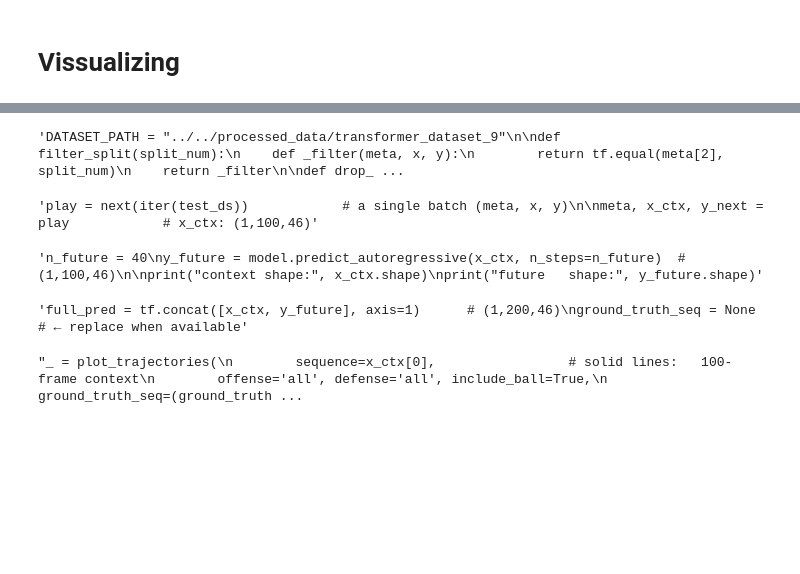
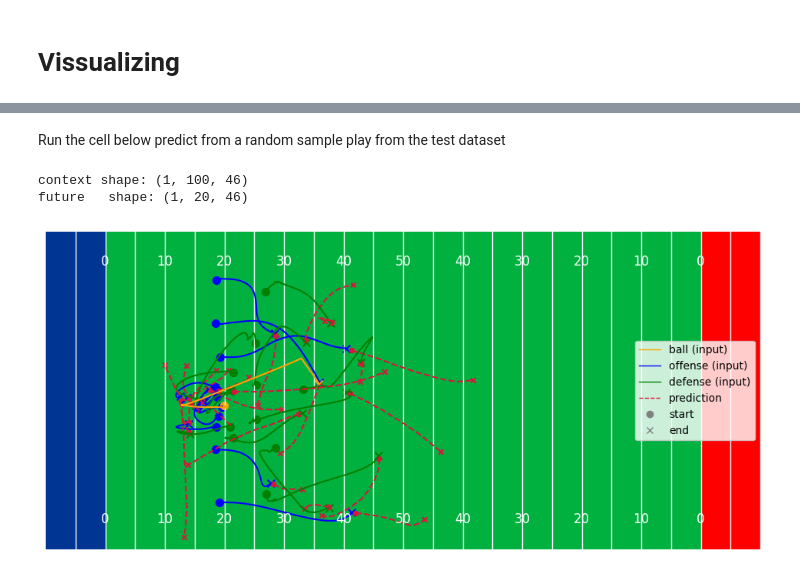
Before and after one commit to pholmes116/NFL-player-trajectories-public, a Jupyter notebook: code/Models/Base_transformer.ipynb, the cells around one changed output, grey strips where cells are left out. Cells and saved outputs as stored; diff of their text form; code cells hidden in the pictures; blank space fills up the shorter version.

```diff
--- a/code/Models/Base_transformer.ipynb
+++ b/code/Models/Base_transformer.ipynb
@@ -27,3 +34,16 @@ from custom_visualizer import (
 print("Visible GPUs:", tf.config.list_physical_devices("GPU"))
 # %% [output]
 Visible GPUs: [PhysicalDevice(name='/physical_device:GPU:0', device_type='GPU')]
+# %%
+cfg_base = dict(
+    num_feats = 46,
+    max_len   = 100,
+    d_model   = 128,
+    n_heads   = 4,
+    n_layers  = 4,
+    d_ff      = 512,
+    dropout   = 0.20,
+)
+WEIGHT_FOLDER = Path("../../weights_small_transformer")
+#WEIGHT_FOLDER = Path("../../weights")
+TRAIN_MODEL   = False         # set True to launch training
@@ -82,5 +141,5 @@ print("Autoregressive rollout shape:", y_future.shape)"""
 # %%
-"""DATASET_PATH = "../../processed_data/transformer_dataset_9"
+DATASET_PATH = "../../processed_data/transformer_dataset_9"
 
 def filter_split(split_num):
     def _filter(meta, x, y):
@@ -96,35 +155,28 @@ test_ds  = (raw_ds
             .filter(filter_split(2))
             .shuffle(4096)
             .batch(1)
-            .prefetch(tf.data.AUTOTUNE))"""
+            .prefetch(tf.data.AUTOTUNE))
-# %% [output]
-'DATASET_PATH = "../../processed_data/transformer_dataset_9"\n\ndef filter_split(split_num):\n    def _filter(meta, x, y):\n        return tf.equal(meta[2], split_num)\n    return _filter\n\ndef drop_ ...
-# %%
-"""play = next(iter(test_ds))            # a single batch (meta, x, y)
-
-meta, x_ctx, y_next = play            # x_ctx: (1,100,46)"""
-# %% [output]
-'play = next(iter(test_ds))            # a single batch (meta, x, y)\n\nmeta, x_ctx, y_next = play            # x_ctx: (1,100,46)'
-# %%
-"""n_future = 40
-y_future = model.predict_autoregressive(x_ctx, n_steps=n_future)  # (1,100,46)
-
-print("context shape:", x_ctx.shape)
-print("future   shape:", y_future.shape)"""
-# %% [output]
-'n_future = 40\ny_future = model.predict_autoregressive(x_ctx, n_steps=n_future)  # (1,100,46)\n\nprint("context shape:", x_ctx.shape)\nprint("future   shape:", y_future.shape)'
-# %%
-"""full_pred = tf.concat([x_ctx, y_future], axis=1)      # (1,200,46)
-ground_truth_seq = None            # ← replace when available"""
-# %% [output]
-'full_pred = tf.concat([x_ctx, y_future], axis=1)      # (1,200,46)\nground_truth_seq = None            # ← replace when available'
+# %% [markdown]
+Run the cell below predict from a random sample play from the test dataset
 # %%
-"""_ = plot_trajectories(
+play = next(iter(test_ds))            # a single batch (meta, x, y)
+
+meta, x_ctx, y_next = play            # x_ctx: (1,100,46)"""
+
+N_STEPS = 20
+y_future = model.predict_autoregressive(x_ctx, n_steps=N_STEPS)  # (1,100,46)
+
+print("context shape:", x_ctx.shape)
+print("future   shape:", y_future.shape)
+
+_ = custom_visualizer.plot_trajectories(
         sequence=x_ctx[0],                 # solid lines:   100-frame context
         offense='all', defense='all', include_ball=True,
-        ground_truth_seq=(ground_truth_seq[:, 100:] if ground_truth_seq is not None else None),
-        pred_seq=full_pred[:, 100:],       # dashed lines: model rollout
+        ground_truth_seq=None,
+        pred_seq=y_future,       # dashed lines: model rollout
         gt_linestyle='-.', pred_linestyle='--',
-        gt_color='limegreen', pred_color='crimson')"""
+        gt_color='limegreen', pred_color='crimson')
 # %% [output]
-"_ = plot_trajectories(\n        sequence=x_ctx[0],                 # solid lines:   100-frame context\n        offense='all', defense='all', include_ball=True,\n        ground_truth_seq=(ground_truth ...
+context shape: (1, 100, 46)
+future   shape: (1, 20, 46)
+[figure, added]
```
Also changed, not shown: parts of 19 cells of this notebook, 3 other files.
